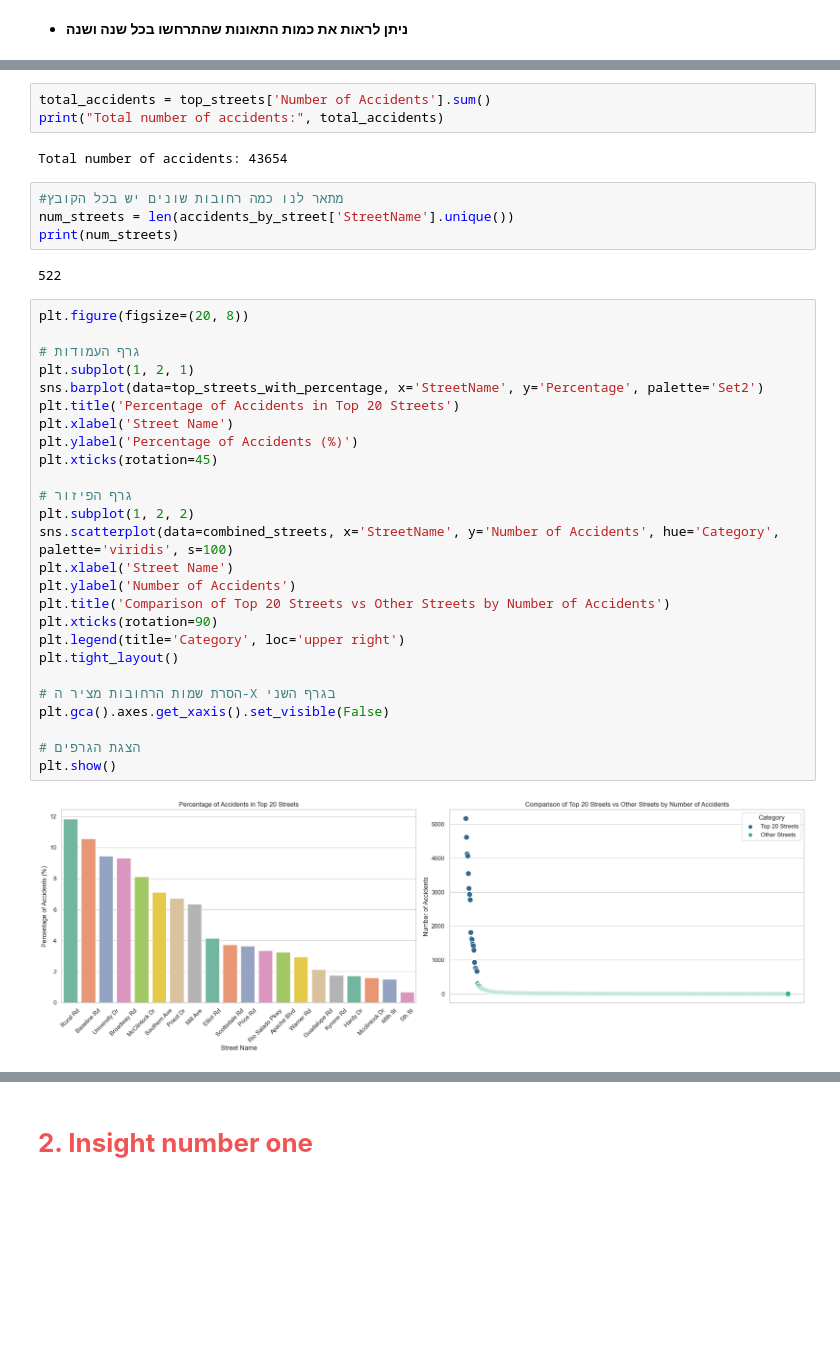
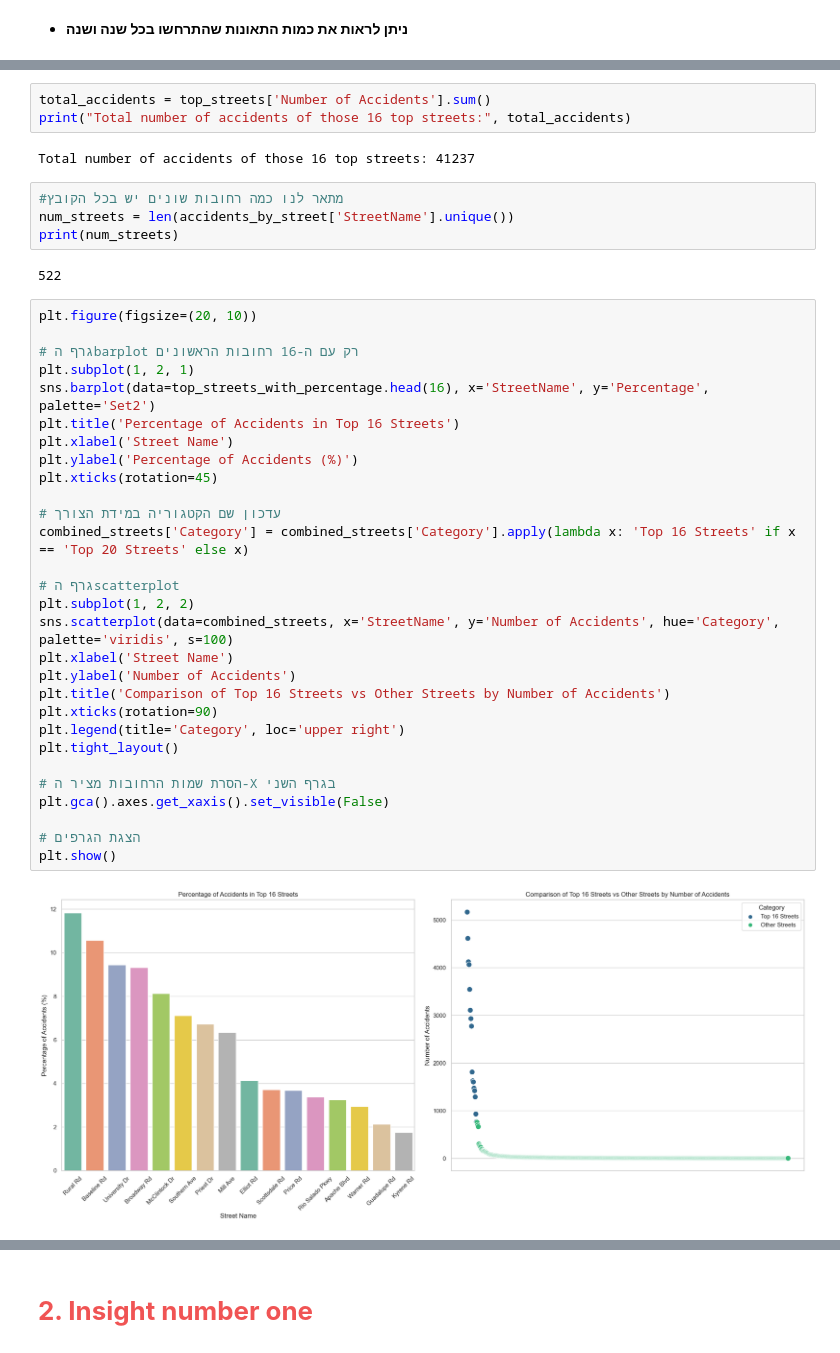
Before and after one commit to oribachar13579/oriandyuval, a Jupyter notebook: project.ipynb, the cells around one changed output, grey strips where cells are left out. Cells and saved outputs as stored; diff of their text form; blank space fills up the shorter version.

```diff
--- a/project.ipynb
+++ b/project.ipynb
@@ -208,8 +213,8 @@ fig.savefig('top_streets_accidents.png')
 # %%
 total_accidents = top_streets['Number of Accidents'].sum()
-print("Total number of accidents:", total_accidents)
+print("Total number of accidents of those 16 top streets:", total_accidents)
 # %% [output]
-Total number of accidents: 43654
+Total number of accidents of those 16 top streets: 41237
 # %%
 #מתאר לנו כמה רחובות שונים יש בכל הקובץ
 num_streets = len(accidents_by_street['StreetName'].unique())
@@ -217,30 +222,33 @@ print(num_streets)
 # %% [output]
 522
 # %%
-plt.figure(figsize=(20, 8))
+plt.figure(figsize=(20, 10))
 
-# גרף העמודות
+# גרף הbarplot רק עם ה-16 רחובות הראשונים
 plt.subplot(1, 2, 1)
-sns.barplot(data=top_streets_with_percentage, x='StreetName', y='Percentage', palette='Set2')
-plt.title('Percentage of Accidents in Top 20 Streets')
+sns.barplot(data=top_streets_with_percentage.head(16), x='StreetName', y='Percentage', palette='Set2')
+plt.title('Percentage of Accidents in Top 16 Streets')
 plt.xlabel('Street Name')
 plt.ylabel('Percentage of Accidents (%)')
 plt.xticks(rotation=45)
 
-# גרף הפיזור
+# עדכון שם הקטגוריה במידת הצורך
+combined_streets['Category'] = combined_streets['Category'].apply(lambda x: 'Top 16 Streets' if x == 'Top 20 Streets' else x)
+
+# גרף הscatterplot
 plt.subplot(1, 2, 2)
 sns.scatterplot(data=combined_streets, x='StreetName', y='Number of Accidents', hue='Category', palette='viridis', s=100)
 plt.xlabel('Street Name')
 plt.ylabel('Number of Accidents')
-plt.title('Comparison of Top 20 Streets vs Other Streets by Number of Accidents')
+plt.title('Comparison of Top 16 Streets vs Other Streets by Number of Accidents')
 plt.xticks(rotation=90)
 plt.legend(title='Category', loc='upper right')
 plt.tight_layout()
 
 # הסרת שמות הרחובות מציר ה-X בגרף השני
 plt.gca().axes.get_xaxis().set_visible(False)
 
 # הצגת הגרפים
 plt.show()
 # %% [output]
-[figure, old version]
+[figure, new version]
```
Also changed, not shown: parts of 18 cells of this notebook.
